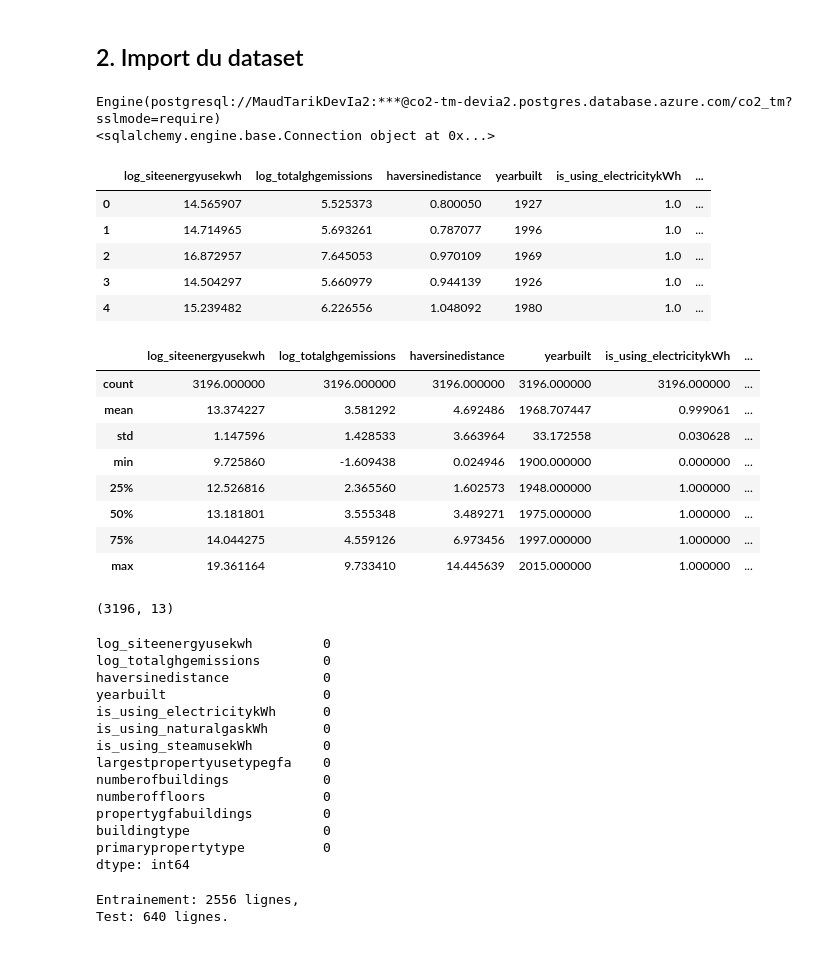
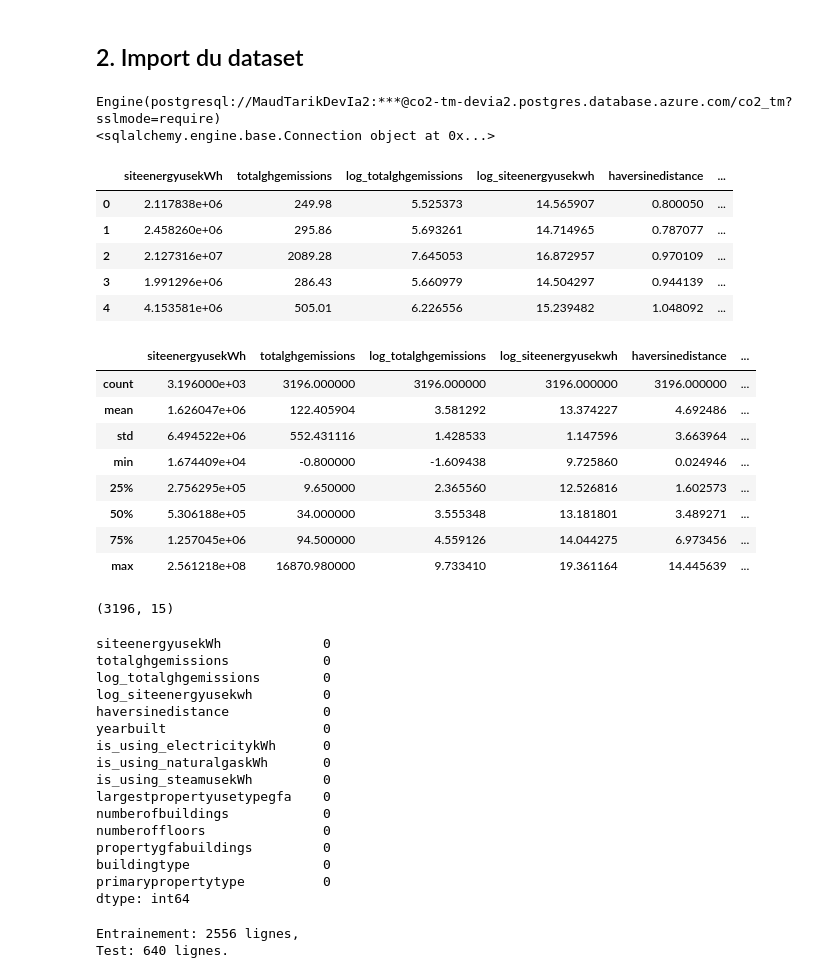
Before and after one commit to data-IA-2022/CO2_Maud_Tarik, a Jupyter notebook: model-multioutput.ipynb, the cells around one changed output. Drawn from its saved outputs; the diff is of its cells as text; code cells hidden in the pictures.

```diff
--- a/model-multioutput.ipynb
+++ b/model-multioutput.ipynb
@@ -52,57 +52,59 @@ set_config(display='diagram')
 # %%
 credential = DefaultAzureCredential()
 appconfig_conn_str = "Endpoint=https://app-co2-config.azconfig.io;Id=8/Iv;Secret=8qfVLXI2aDt1Wg0jPMnCLx5lHIDvdAuzucBti8of7+M="
 appconfig_client = AzureAppConfigurationClient.from_connection_string(connection_string=appconfig_conn_str)
 
 # Retrieve the connection string from Azure App Configuration
 setting = appconfig_client.get_configuration_setting(key="pg-connect-string")
 secret_value = setting.value
 
 # Create the SQLAlchemy engine
 engine = create_engine(secret_value)
 print(engine)
 data_year = 2016
 with engine.begin() as conn:
         print(conn)
-        result = conn.execute(text(f"""SELECT log_siteenergyusekwh, log_totalghgemissions, haversinedistance, yearbuilt, "is_using_electricitykWh", "is_using_naturalgaskWh", "is_using_steamusekWh",
+        result = conn.execute(text(f"""SELECT "siteenergyusekWh", totalghgemissions, log_totalghgemissions, log_siteenergyusekwh, haversinedistance, yearbuilt, "is_using_electricitykWh", "is_using_naturalgaskWh", "is_using_steamusekWh",
    largestpropertyusetypegfa, numberofbuildings, numberoffloors, propertygfabuildings, buildingtype, primarypropertytype FROM super_table_tm WHERE datayear='{data_year}'"""))
         # Create a DataFrame from the query result
         df = pd.DataFrame(result.fetchall(), columns=result.keys())
 
 df.head()
 # %% [output]
 Engine(postgresql://MaudTarikDevIa2:***@co2-tm-devia2.postgres.database.azure.com/co2_tm?sslmode=require)
 <sqlalchemy.engine.base.Connection object at 0x...>
-|  | log_siteenergyusekwh | log_totalghgemissions | haversinedistance | yearbuilt | is_using_electricitykWh | ... |
-| 0 | 14.565907 | 5.525373 | 0.800050 | 1927 | 1.0 | ... |
-| 1 | 14.714965 | 5.693261 | 0.787077 | 1996 | 1.0 | ... |
-| 2 | 16.872957 | 7.645053 | 0.970109 | 1969 | 1.0 | ... |
-| 3 | 14.504297 | 5.660979 | 0.944139 | 1926 | 1.0 | ... |
-| 4 | 15.239482 | 6.226556 | 1.048092 | 1980 | 1.0 | ... |
+|  | siteenergyusekWh | totalghgemissions | log_totalghgemissions | log_siteenergyusekwh | haversinedistance | ... |
+| 0 | 2.117838e+06 | 249.98 | 5.525373 | 14.565907 | 0.800050 | ... |
+| 1 | 2.458260e+06 | 295.86 | 5.693261 | 14.714965 | 0.787077 | ... |
+| 2 | 2.127316e+07 | 2089.28 | 7.645053 | 16.872957 | 0.970109 | ... |
+| 3 | 1.991296e+06 | 286.43 | 5.660979 | 14.504297 | 0.944139 | ... |
+| 4 | 4.153581e+06 | 505.01 | 6.226556 | 15.239482 | 1.048092 | ... |
 # %%
 # drop nan
 df.dropna(axis=0, inplace=True)
 # check
 df.describe()
 # %% [output]
-|  | log_siteenergyusekwh | log_totalghgemissions | haversinedistance | yearbuilt | is_using_electricitykWh | ... |
-| count | 3196.000000 | 3196.000000 | 3196.000000 | 3196.000000 | 3196.000000 | ... |
-| mean | 13.374227 | 3.581292 | 4.692486 | 1968.707447 | 0.999061 | ... |
-| std | 1.147596 | 1.428533 | 3.663964 | 33.172558 | 0.030628 | ... |
-| min | 9.725860 | -1.609438 | 0.024946 | 1900.000000 | 0.000000 | ... |
-| 25% | 12.526816 | 2.365560 | 1.602573 | 1948.000000 | 1.000000 | ... |
-| 50% | 13.181801 | 3.555348 | 3.489271 | 1975.000000 | 1.000000 | ... |
-| 75% | 14.044275 | 4.559126 | 6.973456 | 1997.000000 | 1.000000 | ... |
-| max | 19.361164 | 9.733410 | 14.445639 | 2015.000000 | 1.000000 | ... |
+|  | siteenergyusekWh | totalghgemissions | log_totalghgemissions | log_siteenergyusekwh | haversinedistance | ... |
+| count | 3.196000e+03 | 3196.000000 | 3196.000000 | 3196.000000 | 3196.000000 | ... |
+| mean | 1.626047e+06 | 122.405904 | 3.581292 | 13.374227 | 4.692486 | ... |
+| std | 6.494522e+06 | 552.431116 | 1.428533 | 1.147596 | 3.663964 | ... |
+| min | 1.674409e+04 | -0.800000 | -1.609438 | 9.725860 | 0.024946 | ... |
+| 25% | 2.756295e+05 | 9.650000 | 2.365560 | 12.526816 | 1.602573 | ... |
+| 50% | 5.306188e+05 | 34.000000 | 3.555348 | 13.181801 | 3.489271 | ... |
+| 75% | 1.257045e+06 | 94.500000 | 4.559126 | 14.044275 | 6.973456 | ... |
+| max | 2.561218e+08 | 16870.980000 | 9.733410 | 19.361164 | 14.445639 | ... |
 # %%
 df.shape
 # %% [output]
-(3196, 13)
+(3196, 15)
 # %%
 df.isna().sum()
 # %% [output]
+siteenergyusekWh             0
+totalghgemissions            0
+log_totalghgemissions        0
 log_siteenergyusekwh         0
-log_totalghgemissions        0
 haversinedistance            0
 yearbuilt                    0
 is_using_electricitykWh      0
```
Also changed, not shown: parts of 37 cells of this notebook, 41 other files.
